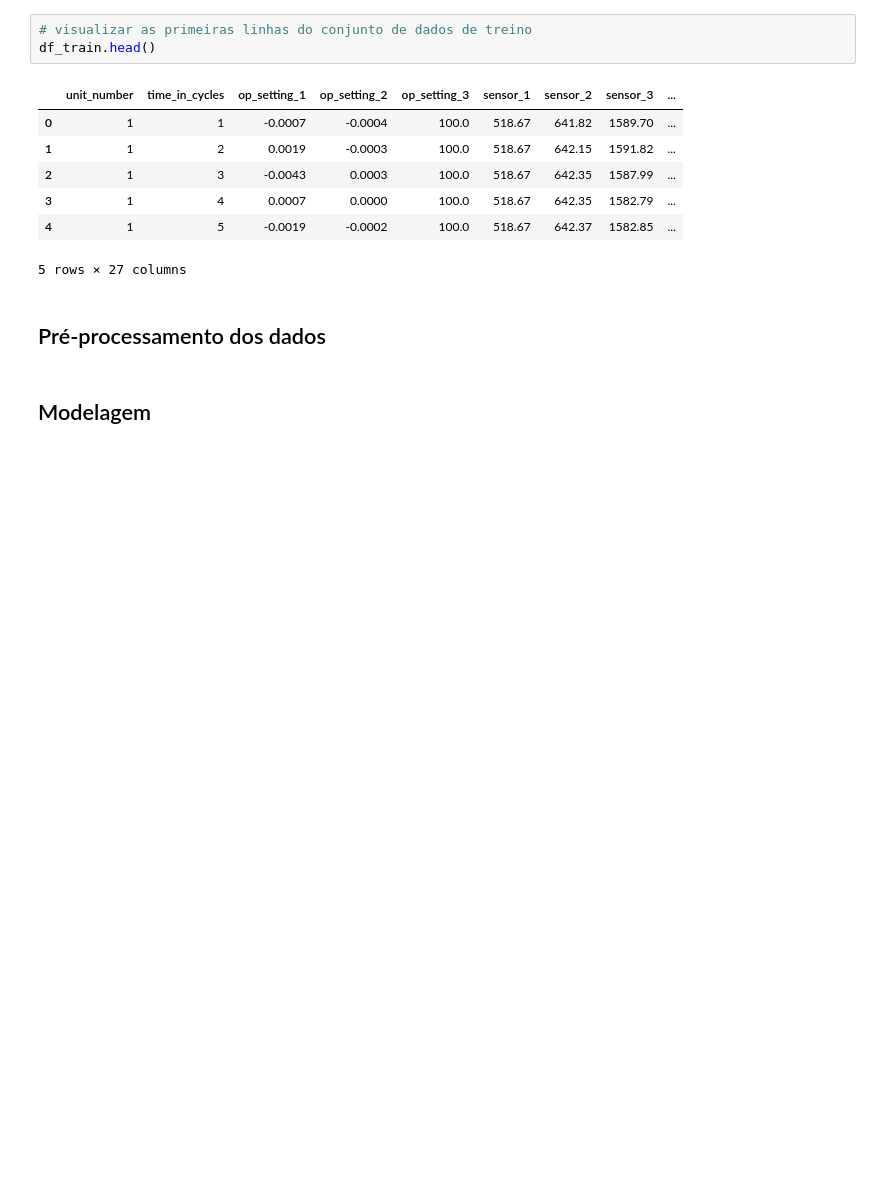
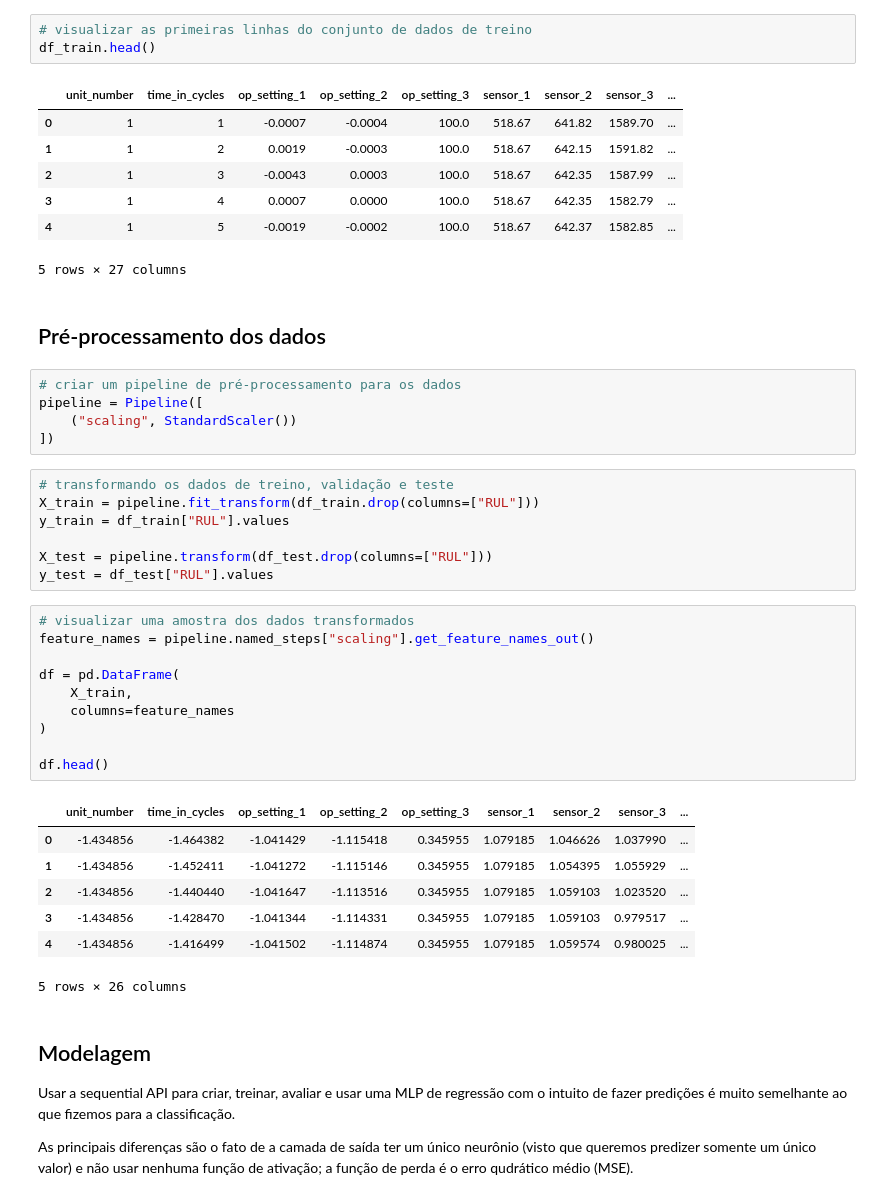
Before and after one commit to vitorbeltrao/dl_book, a Jupyter notebook: 04_rna_dnn_regression.ipynb, the cells around one changed output. Saved outputs shown, nothing was run; the diff lists cells and outputs as text; blank space fills up the shorter version.

```diff
--- a/04_rna_dnn_regression.ipynb
+++ b/04_rna_dnn_regression.ipynb
@@ -70,5 +65,39 @@ df_train.head()
 5 rows × 27 columns
 # %% [markdown]
 ## Pré-processamento dos dados
+# %%
+# criar um pipeline de pré-processamento para os dados
+pipeline = Pipeline([
+    ("scaling", StandardScaler())
+])
+# %%
+# transformando os dados de treino, validação e teste
+X_train = pipeline.fit_transform(df_train.drop(columns=["RUL"]))
+y_train = df_train["RUL"].values
+
+X_test = pipeline.transform(df_test.drop(columns=["RUL"]))
+y_test = df_test["RUL"].values
+# %%
+# visualizar uma amostra dos dados transformados
+feature_names = pipeline.named_steps["scaling"].get_feature_names_out()
+
+df = pd.DataFrame(
+    X_train,
+    columns=feature_names
+)
+
+df.head()
+# %% [output]
+|  | unit_number | time_in_cycles | op_setting_1 | op_setting_2 | op_setting_3 | sensor_1 | sensor_2 | sensor_3 | ... |
+| 0 | -1.434856 | -1.464382 | -1.041429 | -1.115418 | 0.345955 | 1.079185 | 1.046626 | 1.037990 | ... |
+| 1 | -1.434856 | -1.452411 | -1.041272 | -1.115146 | 0.345955 | 1.079185 | 1.054395 | 1.055929 | ... |
+| 2 | -1.434856 | -1.440440 | -1.041647 | -1.113516 | 0.345955 | 1.079185 | 1.059103 | 1.023520 | ... |
+| 3 | -1.434856 | -1.428470 | -1.041344 | -1.114331 | 0.345955 | 1.079185 | 1.059103 | 0.979517 | ... |
+| 4 | -1.434856 | -1.416499 | -1.041502 | -1.114874 | 0.345955 | 1.079185 | 1.059574 | 0.980025 | ... |
+5 rows × 26 columns
 # %% [markdown]
 ## Modelagem
+
+Usar a sequential API para criar, treinar, avaliar e usar uma MLP de regressão com o intuito de fazer predições é muito semelhante ao que fizemos para a classificação.
+
+As principais diferenças são o fato de a camada de saída ter um único neurônio (visto que queremos predizer somente um único valor) e não usar nenhuma função de ativação; a função de perda é o erro qudrático médio (MSE).
```
Also changed, not shown: parts of 23 cells of this notebook, 2 other files.
